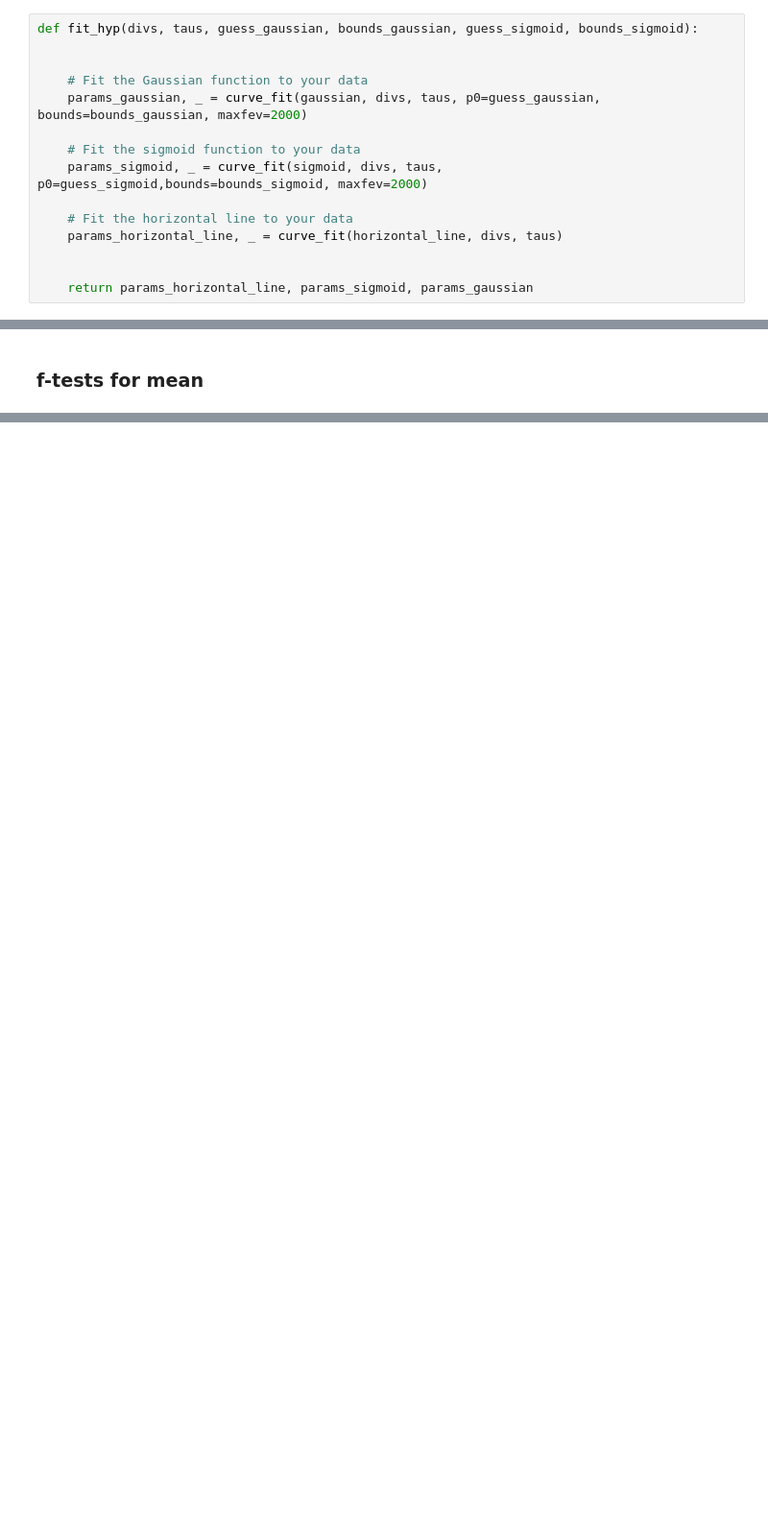
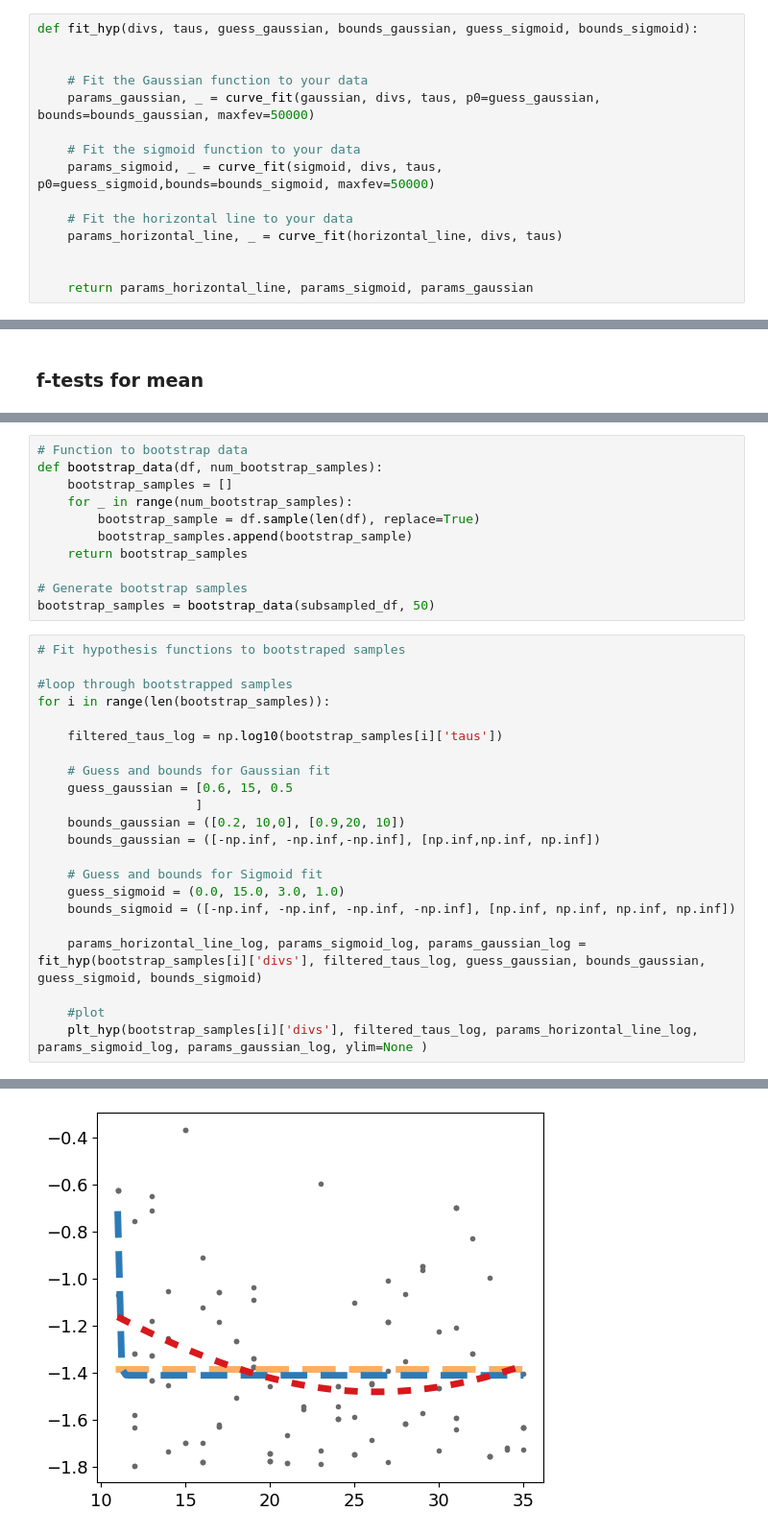
Before and after one commit to voytekresearch/timescale_development, a Jupyter notebook: rat_analysis_workflow/timescales_analysis_hypotheses.ipynb, the cells around one changed output, grey strips where cells are left out. Shown at 96% size. Saved outputs shown, nothing was run; the diff lists cells and outputs as text; blank space fills up the shorter version.

Commit message:
Add subsampling and bootstraping for reviewers

```diff
--- a/rat_analysis_workflow/timescales_analysis_hypotheses.ipynb
+++ b/rat_analysis_workflow/timescales_analysis_hypotheses.ipynb
@@ -168,10 +166,10 @@ def fit_hyp(divs, taus, guess_gaussian, bounds_gaussian, guess_sigmoid, bounds_s
 
 
     # Fit the Gaussian function to your data
-    params_gaussian, _ = curve_fit(gaussian, divs, taus, p0=guess_gaussian, bounds=bounds_gaussian, maxfev=2000)
+    params_gaussian, _ = curve_fit(gaussian, divs, taus, p0=guess_gaussian, bounds=bounds_gaussian, maxfev=50000)
 
     # Fit the sigmoid function to your data
-    params_sigmoid, _ = curve_fit(sigmoid, divs, taus, p0=guess_sigmoid,bounds=bounds_sigmoid, maxfev=2000)
+    params_sigmoid, _ = curve_fit(sigmoid, divs, taus, p0=guess_sigmoid,bounds=bounds_sigmoid, maxfev=50000)
 
     # Fit the horizontal line to your data
     params_horizontal_line, _ = curve_fit(horizontal_line, divs, taus)
@@ -515,0 +520,34 @@ plt.show()
+# %%
+# Function to bootstrap data
+def bootstrap_data(df, num_bootstrap_samples):
+    bootstrap_samples = []
+    for _ in range(num_bootstrap_samples):
+        bootstrap_sample = df.sample(len(df), replace=True)
+        bootstrap_samples.append(bootstrap_sample)
+    return bootstrap_samples
+
+# Generate bootstrap samples
+bootstrap_samples = bootstrap_data(subsampled_df, 50)
+# %%
+# Fit hypothesis functions to bootstraped samples
+
+#loop through bootstrapped samples
+for i in range(len(bootstrap_samples)):
+
+    filtered_taus_log = np.log10(bootstrap_samples[i]['taus'])
+
+    # Guess and bounds for Gaussian fit
+    guess_gaussian = [0.6, 15, 0.5
+                     ]
+    bounds_gaussian = ([0.2, 10,0], [0.9,20, 10])
+    bounds_gaussian = ([-np.inf, -np.inf,-np.inf], [np.inf,np.inf, np.inf])
+
+    # Guess and bounds for Sigmoid fit
+    guess_sigmoid = (0.0, 15.0, 3.0, 1.0)
+    bounds_sigmoid = ([-np.inf, -np.inf, -np.inf, -np.inf], [np.inf, np.inf, np.inf, np.inf])
+
+    params_horizontal_line_log, params_sigmoid_log, params_gaussian_log = fit_hyp(bootstrap_samples[i]['divs'], filtered_taus_log, guess_gaussian, bounds_gaussian, guess_sigmoid, bounds_sigmoid)
+
+    #plot
+    plt_hyp(bootstrap_samples[i]['divs'], filtered_taus_log, params_horizontal_line_log, params_sigmoid_log, params_gaussian_log, ylim=None )
+# %% [output]
@@ -515,0 +556 @@ plt.show()
+[figure, added]
```
Also changed, not shown: parts of 19 cells of this notebook.
